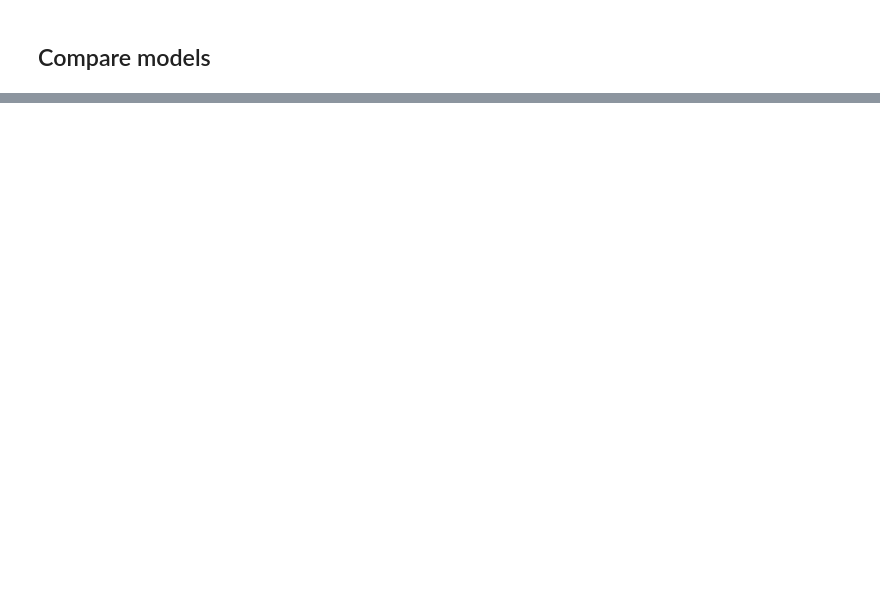
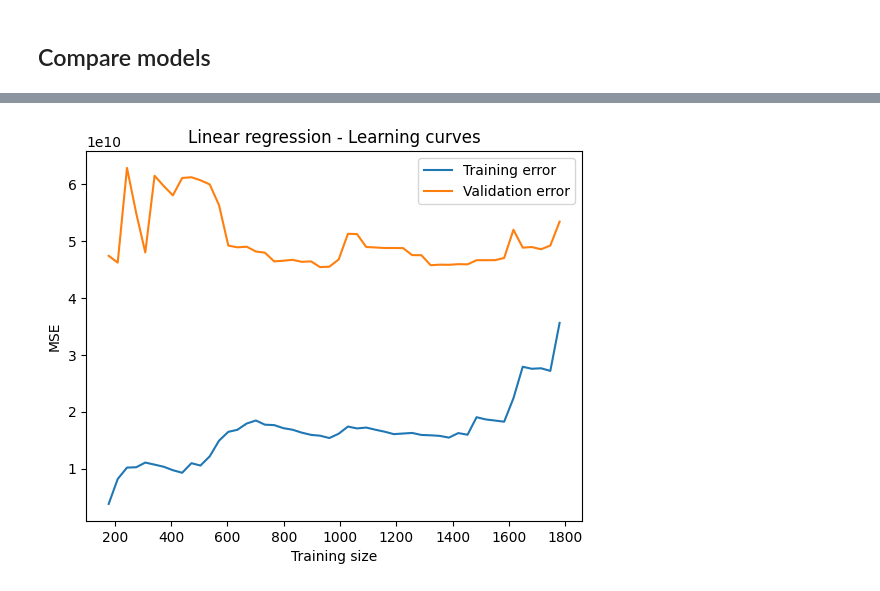
Before and after one commit to pierre-jezegou/fib-ml-project, a Jupyter notebook: linear-models.ipynb, the cells around one changed output, grey strips where cells are left out. Drawn from its saved outputs; the diff is of its cells as text; code cells hidden in the pictures; blank space fills up the shorter version.

Commit message:
Add learning curves to detect overfitting

```diff
--- a/linear-models.ipynb
+++ b/linear-models.ipynb
@@ -194,0 +226,22 @@ plt.plot([np.min(y_test), np.max(y_test)], [np.min(y_test), np.max(y_test)], '--
+# %%
+from sklearn.model_selection import learning_curve
+import matplotlib.pyplot as plt
+
+
+def learning_curve_plot(model, model_name: str, X: pd.DataFrame, y: pd.Series, train_sizes: int = 10) -> None:
+    train_sizes, train_scores, val_scores = learning_curve(model, X, y, cv=5, scoring='neg_mean_squared_error', train_sizes=np.linspace(0.1, 1.0, train_sizes))
+
+    train_scores_mean = -train_scores.mean(axis=1)
+    val_scores_mean = -val_scores.mean(axis=1)
+
+    plt.plot(train_sizes, train_scores_mean, label='Training error')
+    plt.plot(train_sizes, val_scores_mean, label='Validation error')
+    plt.ylabel('MSE')
+    plt.xlabel('Training size')
+    plt.title(f'{model_name} - Learning curves')
+    plt.legend()
+    plt.show()
+# %%
+learning_curve_plot(linear_model, 'Linear regression', X, y)
+# %% [output]
+[figure, added]
```
Also changed, not shown: parts of 15 cells of this notebook.
